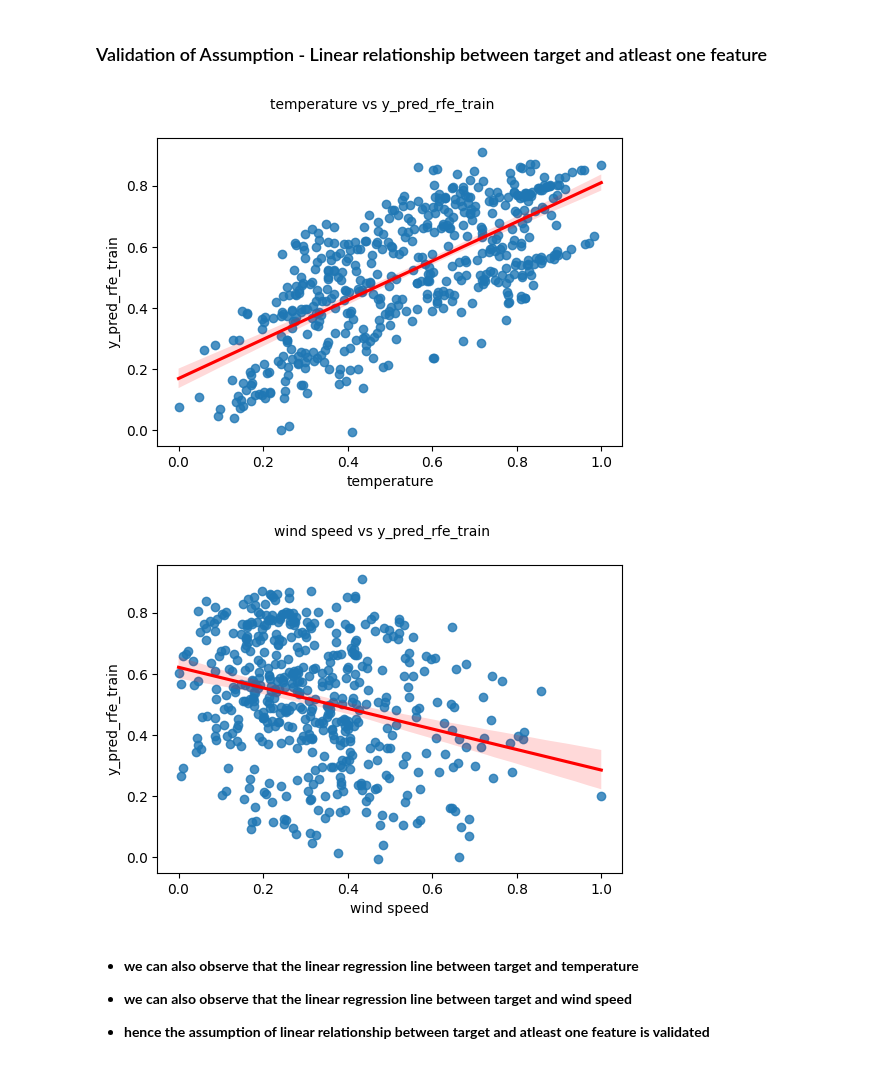
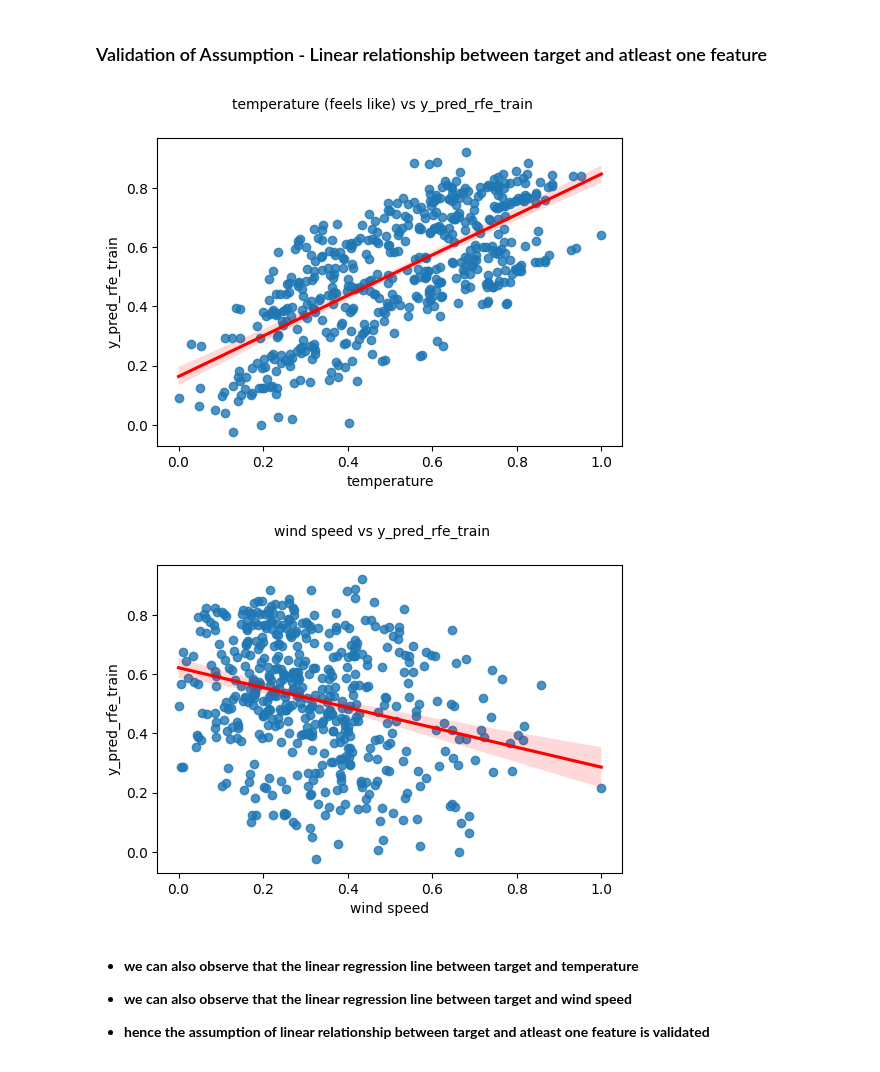
Before and after one commit to dpahadsing-aiml/bike_sharing_assignment, a Jupyter notebook: bike_share.ipynb, the cells around one changed output. Drawn from its saved outputs; the diff is of its cells as text; code cells hidden in the pictures.

```diff
--- a/bike_share.ipynb
+++ b/bike_share.ipynb
@@ -594,10 +619,5 @@ plt.show()
 # target has moderate +ve correlation with month Aug & Sep
 # target has moderate -ve correlation with Wind Speed, Snowy Weather, Misty Weather & Feb
-# %%
-# temp_actl & temp_feels_like are strongly correlated (0.99)
-# drop temp_feels_like to avoid multicollinearity
-
-df_train = df_train.drop(columns='temp_feels_like')
 # %%
 # visualise correlation of continuous variables in pair plot
 
@@ -869,3 +887,0 @@ Notes:
-# %%
-X_train_rfe = X_train_rfe.drop(columns='mon08_aug', axis=1)
-model_4 = build_model(X_train_rfe)
@@ -902,3 +887,0 @@ Notes:
-# %%
-X_train_rfe = X_train_rfe.drop(columns='mon10_oct', axis=1)
-model_5 = build_model(X_train_rfe)
@@ -941,7 +897,7 @@ Notes:
 # %% [markdown]
 ### Final Model
 # %%
-model_rfe_final = model_5
+model_rfe_final = model_3
 X_train_rfe_final = X_train_rfe
 # %%
 X_train_rfe_final.shape
@@ -1011,25 +972,25 @@ plt.show()
 # %%
 # Plotting temperature and y_pred_train to check linearity
 
 fig = plt.figure(figsize=(6,4))
-sns.regplot(X_train_rfe_final.iloc[:,2], y_pred_rfe_train, line_kws={"color": "red"})
-fig.suptitle('temperature vs y_pred_rfe_train', fontsize=10)
+sns.regplot(X_train_rfe_final.iloc[:,3], y_pred_rfe_train, line_kws={"color": "red"})
+fig.suptitle('temperature (feels like) vs y_pred_rfe_train', fontsize=10)
 plt.xlabel('temperature', fontsize=10)
 plt.ylabel('y_pred_rfe_train', fontsize=10)
 plt.show()
 # %% [output]
-[figure, old version]
+[figure, new version]
 # %%
 # Plotting wind speed and y_pred_train to check linearity
 
 fig = plt.figure(figsize=(6,4))
-sns.regplot(X_train_rfe_final.iloc[:,3], y_pred_rfe_train, line_kws={"color": "red"})
+sns.regplot(X_train_rfe_final.iloc[:,4], y_pred_rfe_train, line_kws={"color": "red"})
 fig.suptitle('wind speed vs y_pred_rfe_train', fontsize=10)
 plt.xlabel('wind speed', fontsize=10)
 plt.ylabel('y_pred_rfe_train', fontsize=10)
 plt.show()
 # %% [output]
-[figure, old version]
+[figure, new version]
 # %% [markdown]
 - **we can also observe that the linear regression line between target and temperature**
 - **we can also observe that the linear regression line between target and wind speed**
```
Also changed, not shown: parts of 47 cells of this notebook.
